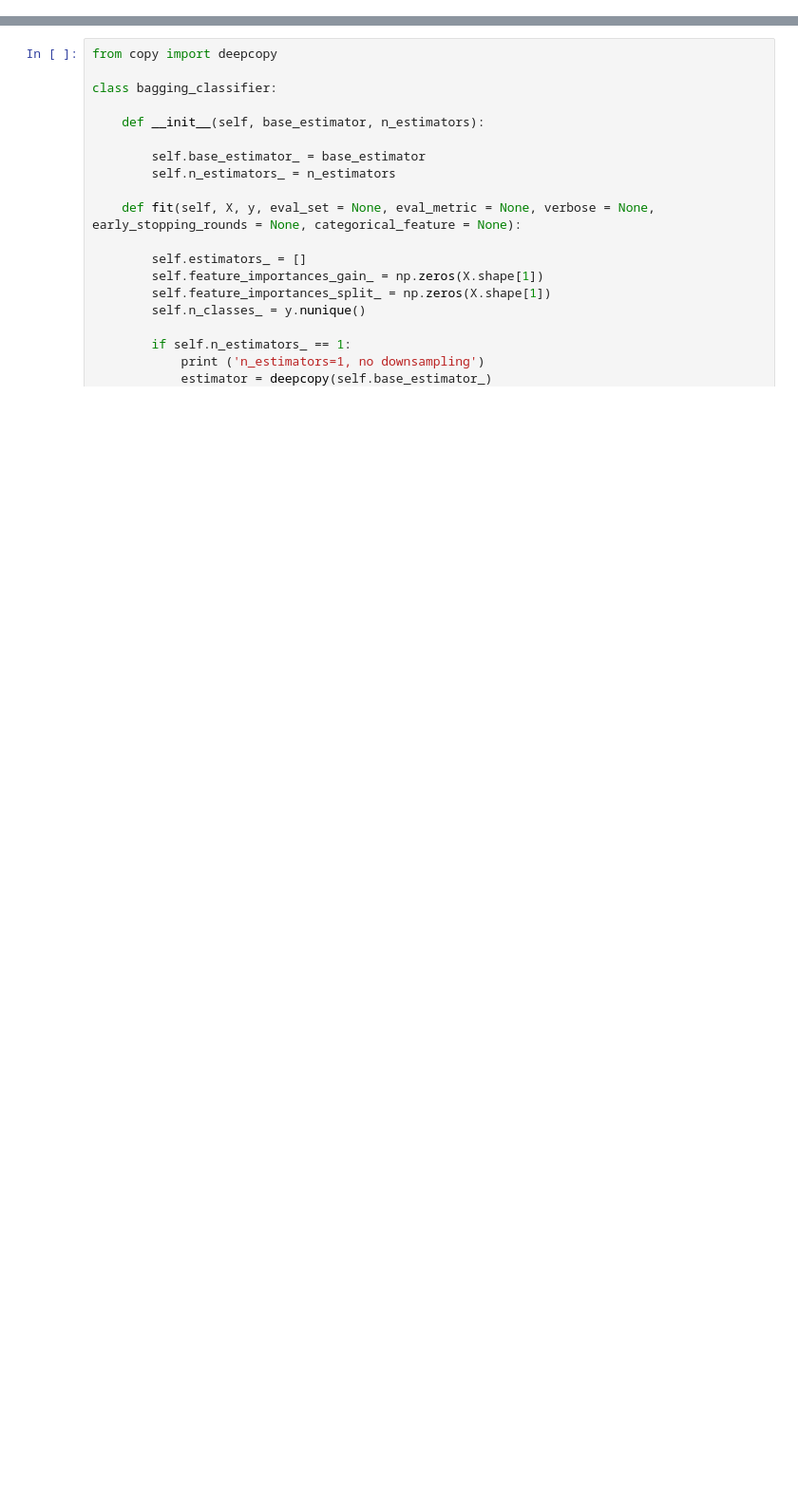
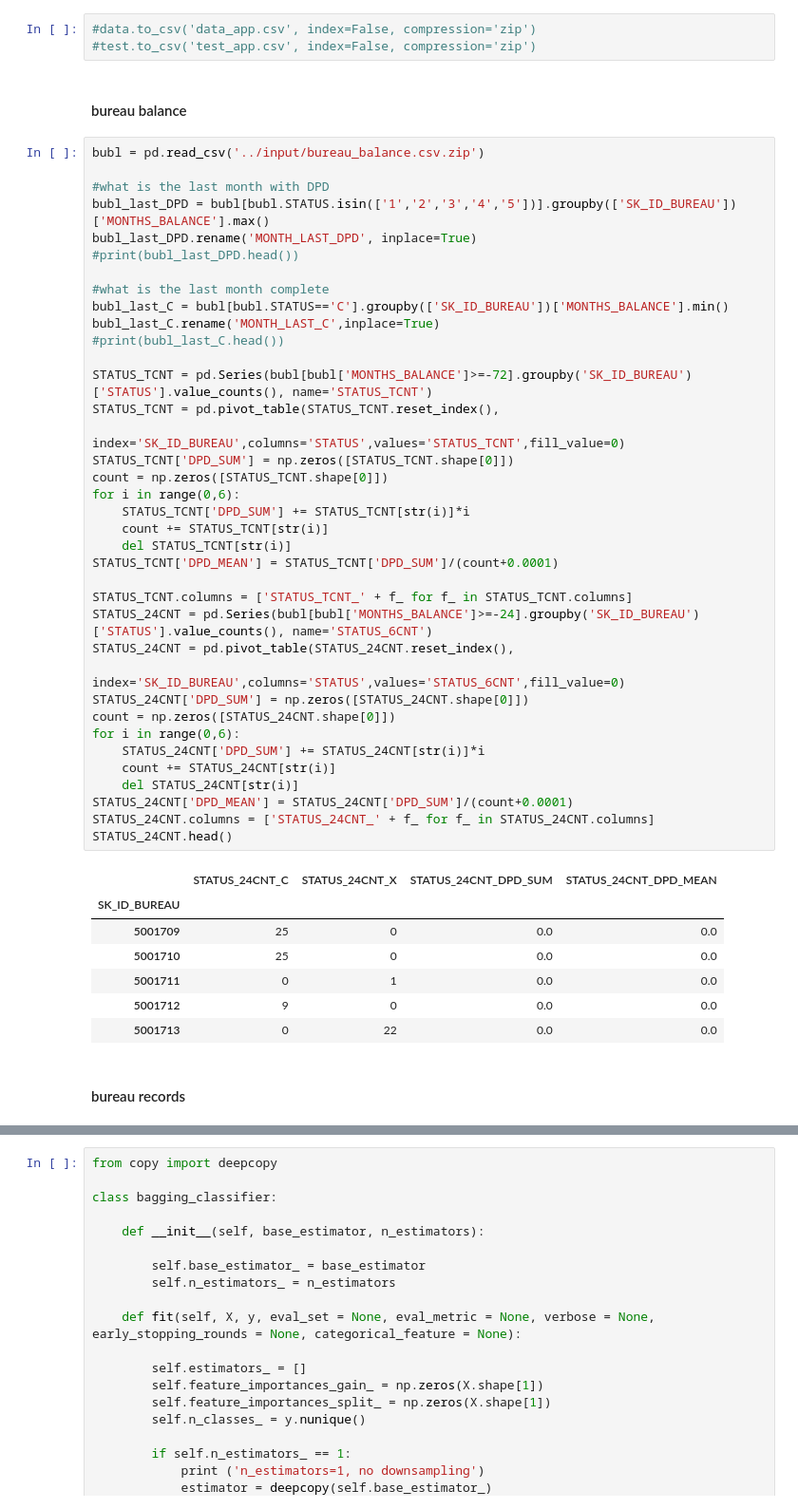
Before and after one commit to NoxMoon/home-credit-default-risk, a Jupyter notebook: notebooks/lgb2.ipynb, the cells around one changed output, grey strips where cells are left out. Shown at 95% size. Cells and saved outputs as stored; diff of their text form; blank space fills up the shorter version.

```diff
--- a/notebooks/lgb2.ipynb
+++ b/notebooks/lgb2.ipynb
@@ -1157,0 +207,52 @@ data.head()
+# %%
+#data.to_csv('data_app.csv', index=False, compression='zip')
+#test.to_csv('test_app.csv', index=False, compression='zip')
+# %% [markdown]
+#### bureau balance
+# %%
+bubl = pd.read_csv('../input/bureau_balance.csv.zip')
+
+#what is the last month with DPD
+bubl_last_DPD = bubl[bubl.STATUS.isin(['1','2','3','4','5'])].groupby(['SK_ID_BUREAU'])['MONTHS_BALANCE'].max()
+bubl_last_DPD.rename('MONTH_LAST_DPD', inplace=True)
+#print(bubl_last_DPD.head())
+
+#what is the last month complete
+bubl_last_C = bubl[bubl.STATUS=='C'].groupby(['SK_ID_BUREAU'])['MONTHS_BALANCE'].min()
+bubl_last_C.rename('MONTH_LAST_C',inplace=True)
+#print(bubl_last_C.head())
+
+STATUS_TCNT = pd.Series(bubl[bubl['MONTHS_BALANCE']>=-72].groupby('SK_ID_BUREAU')['STATUS'].value_counts(), name='STATUS_TCNT')
+STATUS_TCNT = pd.pivot_table(STATUS_TCNT.reset_index(),
+                            index='SK_ID_BUREAU',columns='STATUS',values='STATUS_TCNT',fill_value=0)
+STATUS_TCNT['DPD_SUM'] = np.zeros([STATUS_TCNT.shape[0]])
+count = np.zeros([STATUS_TCNT.shape[0]])
+for i in range(0,6):
+    STATUS_TCNT['DPD_SUM'] += STATUS_TCNT[str(i)]*i
+    count += STATUS_TCNT[str(i)]
+    del STATUS_TCNT[str(i)]
+STATUS_TCNT['DPD_MEAN'] = STATUS_TCNT['DPD_SUM']/(count+0.0001)
+
+STATUS_TCNT.columns = ['STATUS_TCNT_' + f_ for f_ in STATUS_TCNT.columns]
+STATUS_24CNT = pd.Series(bubl[bubl['MONTHS_BALANCE']>=-24].groupby('SK_ID_BUREAU')['STATUS'].value_counts(), name='STATUS_6CNT')
+STATUS_24CNT = pd.pivot_table(STATUS_24CNT.reset_index(),
+                            index='SK_ID_BUREAU',columns='STATUS',values='STATUS_6CNT',fill_value=0)
+STATUS_24CNT['DPD_SUM'] = np.zeros([STATUS_24CNT.shape[0]])
+count = np.zeros([STATUS_24CNT.shape[0]])
+for i in range(0,6):
+    STATUS_24CNT['DPD_SUM'] += STATUS_24CNT[str(i)]*i
+    count += STATUS_24CNT[str(i)]
+    del STATUS_24CNT[str(i)]
+STATUS_24CNT['DPD_MEAN'] = STATUS_24CNT['DPD_SUM']/(count+0.0001)
+STATUS_24CNT.columns = ['STATUS_24CNT_' + f_ for f_ in STATUS_24CNT.columns]
+STATUS_24CNT.head()
+# %% [output]
+|  | STATUS_24CNT_C | STATUS_24CNT_X | STATUS_24CNT_DPD_SUM | STATUS_24CNT_DPD_MEAN |
+| SK_ID_BUREAU |  |  |  |  |
+| 5001709 | 25 | 0 | 0.0 | 0.0 |
+| 5001710 | 25 | 0 | 0.0 | 0.0 |
+| 5001711 | 0 | 1 | 0.0 | 0.0 |
+| 5001712 | 9 | 0 | 0.0 | 0.0 |
+| 5001713 | 0 | 22 | 0.0 | 0.0 |
+# %% [markdown]
+#### bureau records
```
Also changed, not shown: parts of 72 cells of this notebook, 7 other files.
